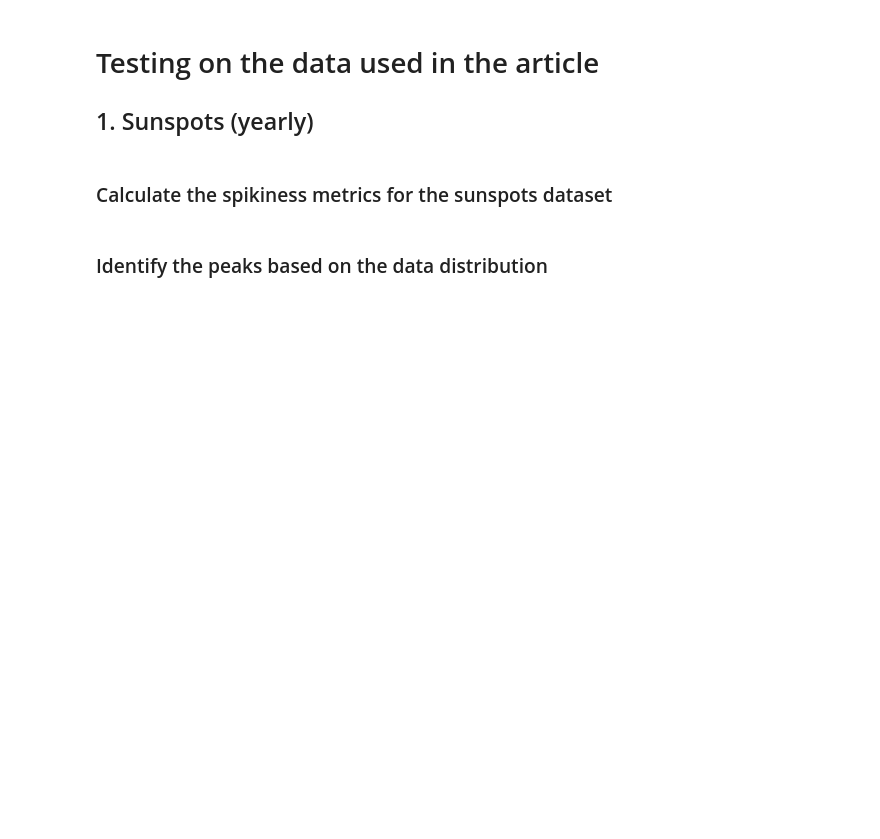
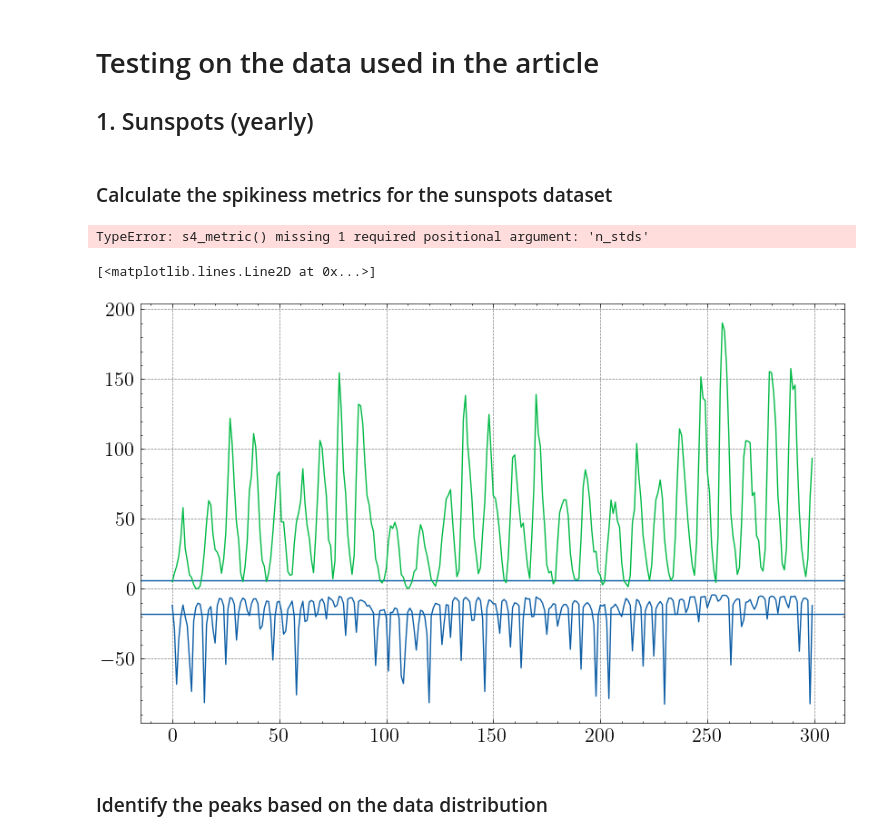
Before and after one commit to yanvgf/peak-detection, a Jupyter notebook: peak-detection.ipynb, the cells around one changed output. Saved outputs shown, nothing was run; the diff lists cells and outputs as text; code cells hidden in the pictures; blank space fills up the shorter version.

```diff
--- a/peak-detection.ipynb
+++ b/peak-detection.ipynb
@@ -32,10 +32,12 @@ sunspots = pd.read_csv('files/sunspots.csv', index_col=0)
 # Parameters used in the paper
 k_sunspots = 5
 h_sunspots = 1.5
-bandwidth_sunspots = 5
+w_sunspots = 5
 #
 s1_sunspots = utils.s1_metric(sunspots, k_sunspots)
 s2_sunspots = utils.s2_metric(sunspots, k_sunspots)
 s3_sunspots = utils.s3_metric(sunspots, k_sunspots)
-s4_sunspots = utils.s4_metric(sunspots, k_sunspots, bandwidth=bandwidth_sunspots, kde_kernel='gaussian')
+s4_sunspots = utils.s4_metric(sunspots, k_sunspots, w_sunspots)
 s5_sunspots_is_outlier, _ = utils.s5_metric(sunspots, k_sunspots, method='parametric', n_std=h_sunspots)
+# %% [output]
+TypeError: s4_metric() missing 1 required positional argument: 'n_stds'
@@ -42,3 +58,12 @@ s5_sunspots_is_outlier, _ = utils.s5_metric(sunspots, k_sunspots, method='parame
+# %%
+s4_sunspots = utils.s4_metric(sunspots, k_sunspots, 5)
+plt.plot(1000*s4_sunspots[:300])
+plt.axhline(1000*np.mean(s4_sunspots[:300], axis=0).values)
+plt.axhline(1.5*1000*np.std(s4_sunspots[:300], axis=0).values + 1000*np.mean(s4_sunspots[:300], axis=0).values)
+plt.plot(sunspots.values[:300])
+# %% [output]
+[<matplotlib.lines.Line2D at 0x...>]
+[figure, added]
 # %% [markdown]
 ### Identify the peaks based on the data distribution
 # %%
```
Also changed, not shown: parts of 5 cells of this notebook, 1 other file.
